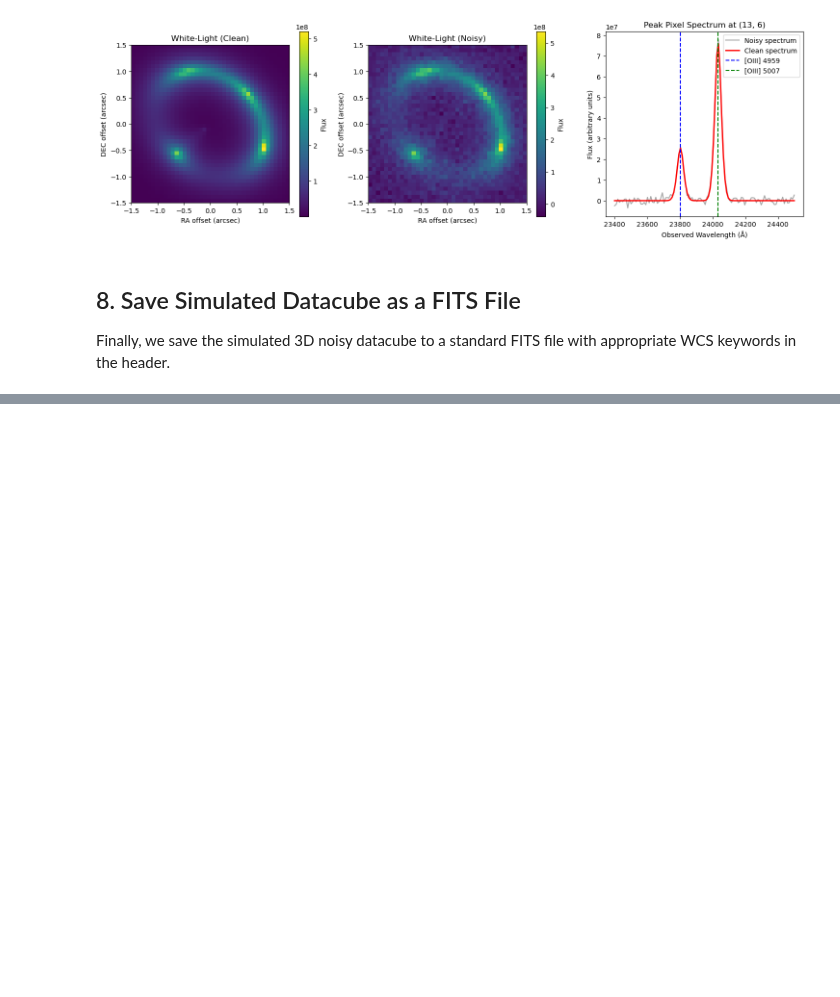
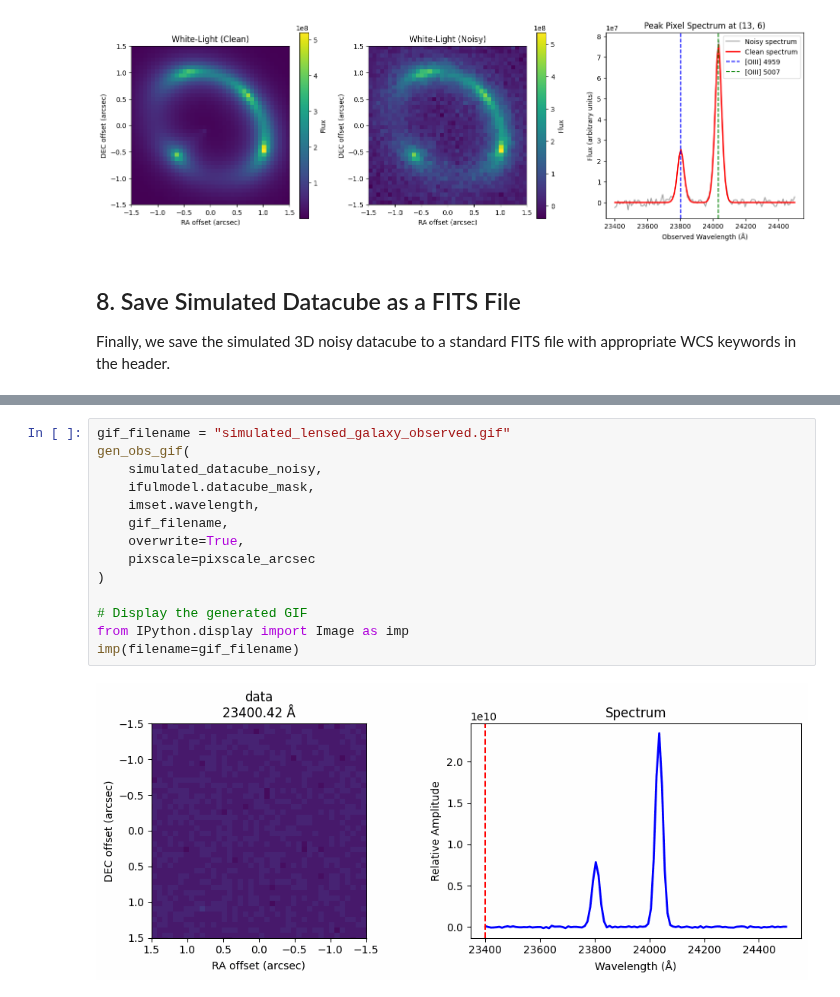
Before and after one commit to williyamshoe/iful, a Jupyter notebook: examples/simulate_lensed_galaxy.ipynb, the cells around one changed output, grey strips where cells are left out. Cells and saved outputs as stored; diff of their text form; blank space fills up the shorter version.

```diff
--- a/examples/simulate_lensed_galaxy.ipynb
+++ b/examples/simulate_lensed_galaxy.ipynb
@@ -210,0 +245,16 @@ export_to_fits(
+# %%
+gif_filename = "simulated_lensed_galaxy_observed.gif"
+gen_obs_gif(
+    simulated_datacube_noisy,
+    ifulmodel.datacube_mask,
+    imset.wavelength,
+    gif_filename,
+    overwrite=True,
+    pixscale=pixscale_arcsec
+)
+
+# Display the generated GIF
+from IPython.display import Image as imp
+imp(filename=gif_filename)
+# %% [output]
+[figure, added]
```
Also changed, not shown: parts of 9 cells of this notebook, 1 other file.
